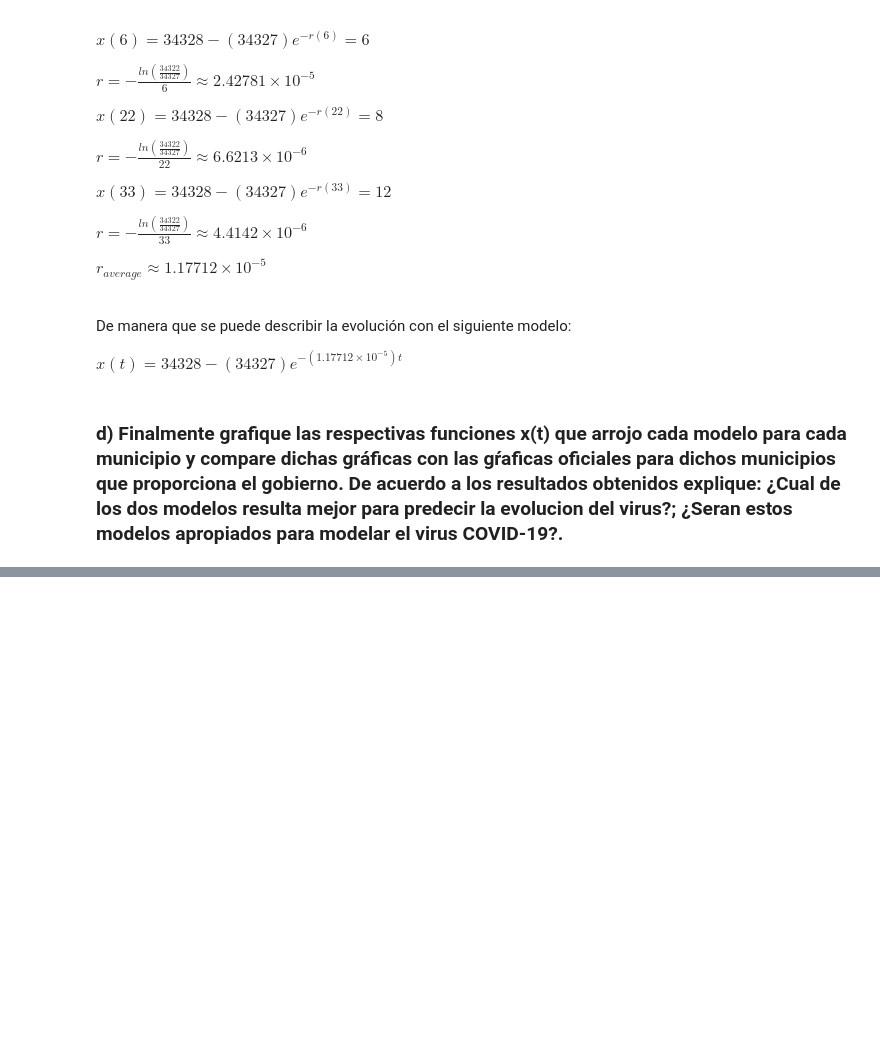
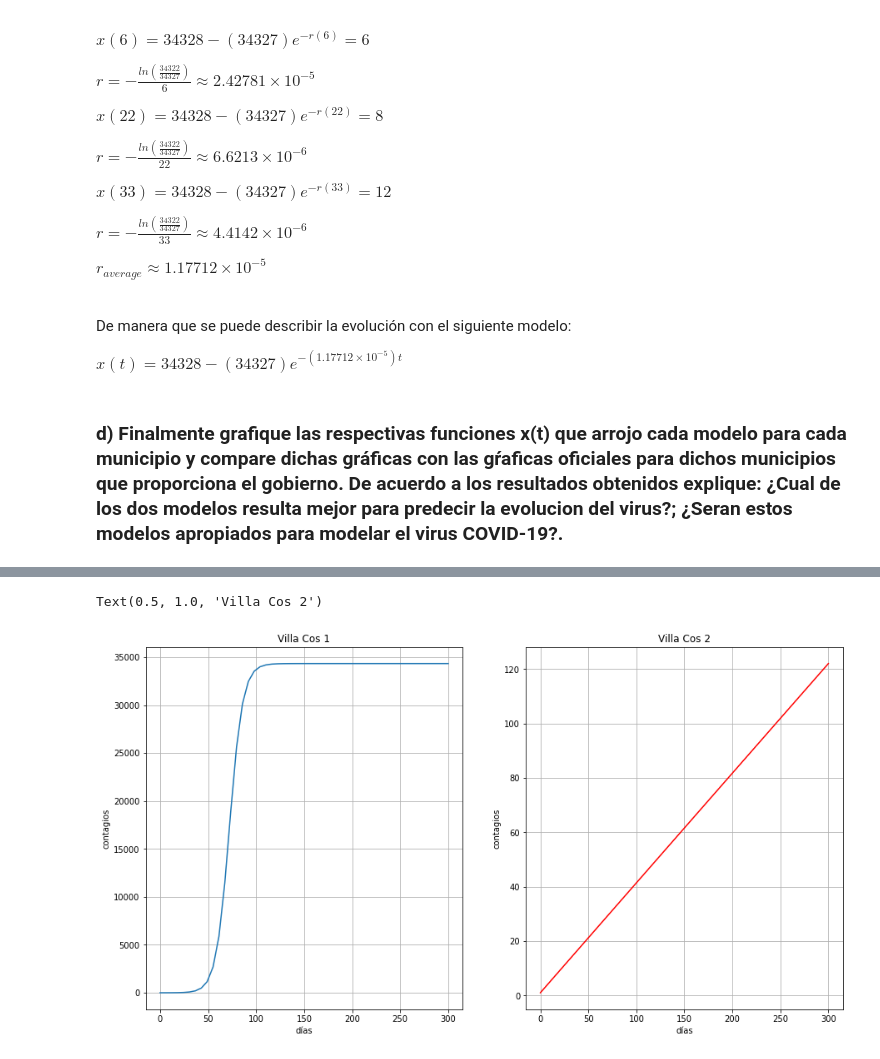
Before and after one commit to catlikeflyer-itc/covid19propagation, a Jupyter notebook: report2.ipynb, the cells around one changed output, grey strips where cells are left out. Cells and saved outputs as stored; diff of their text form; code cells hidden in the pictures; blank space fills up the shorter version.

```diff
--- a/report2.ipynb
+++ b/report2.ipynb
@@ -379,0 +381,23 @@ Text(0.5, 1.0, 'Metepec 2')
+# %%
+#VC
+yVC1 = (34329*np.e**(t*4.21802*10**-6*34329)*(1/34328))/(1+np.e**(t*4.21802*10**-6*34329)*(1/34328))
+yVC2 = 34328 - (34327*np.e**(-1*1.17712*10**-5*t))
+# %%
+fig , ax = plt.subplots(1,2, figsize= (15,8))
+#G1
+plt.subplot(1,2,1)
+plt.plot(t,yVC1)
+plt.grid()
+plt.ylabel("contagios")
+plt.xlabel("días")
+plt.title("Villa Cos 1")
+#G2
+plt.subplot(1,2,2)
+plt.plot(t,yVC2, color = 'red')
+plt.grid()
+plt.ylabel("contagios")
+plt.xlabel("días")
+plt.title("Villa Cos 2")
+# %% [output]
+Text(0.5, 1.0, 'Villa Cos 2')
+[figure, added]
```
Also changed, not shown: parts of 8 cells of this notebook, 3 other files.
